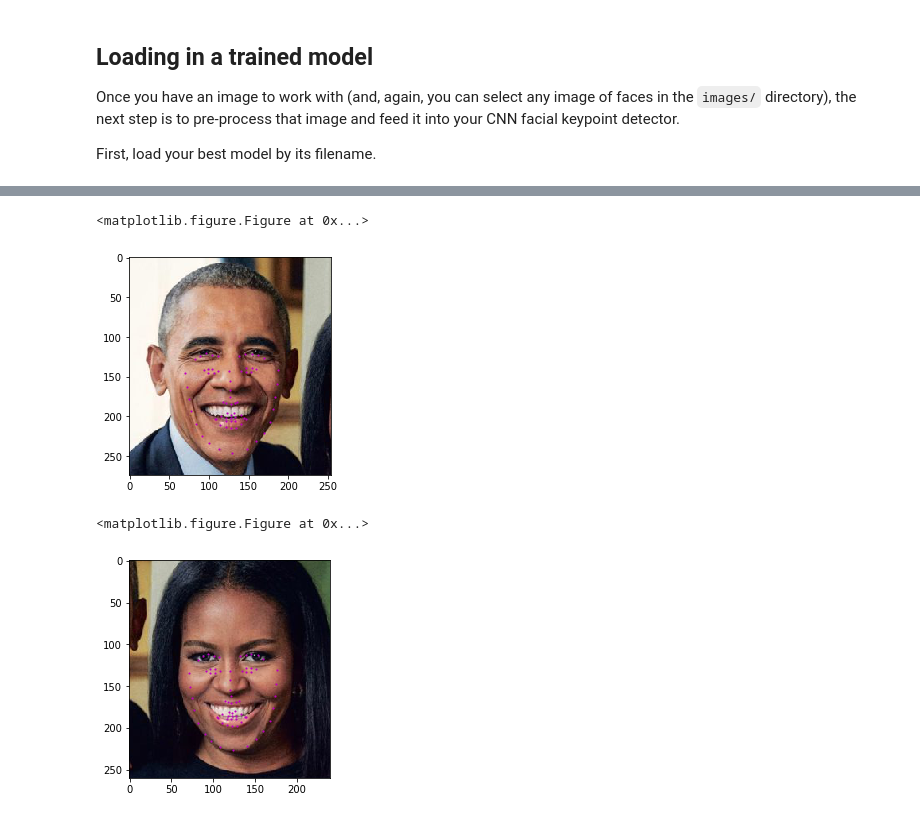
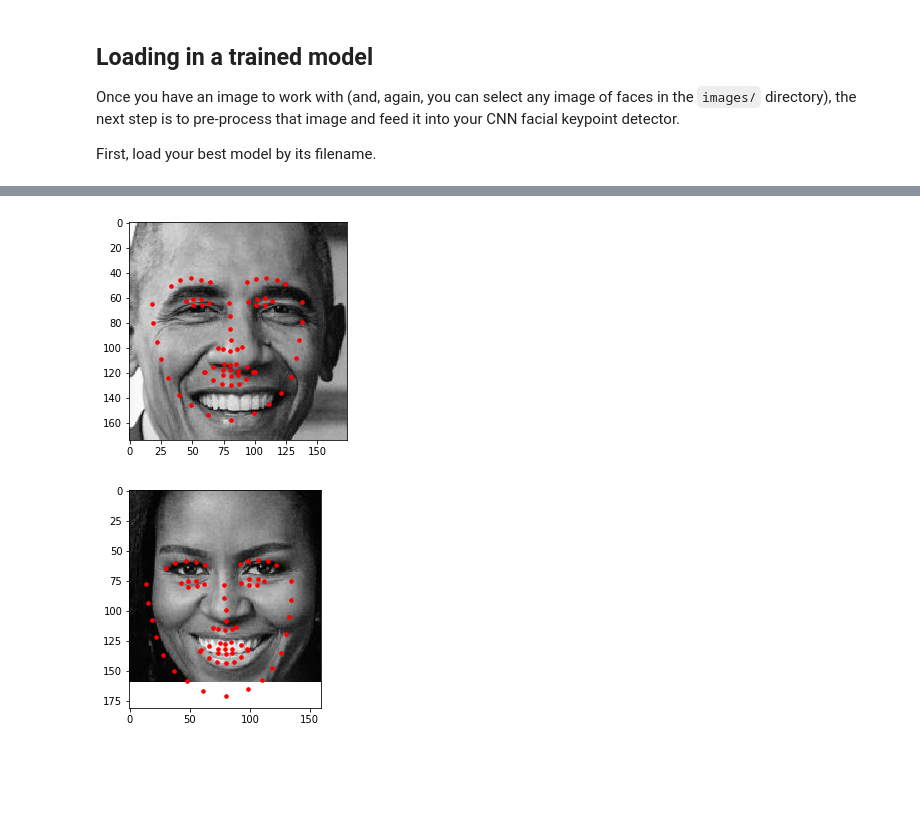
Before and after one commit to abhaysrivastav/P1_Facial_Keypoints, a Jupyter notebook: 3. Facial Keypoint Detection, Complete Pipeline.ipynb, the cells around one changed output, grey strips where cells are left out. Drawn from its saved outputs; the diff is of its cells as text; code cells hidden in the pictures; blank space fills up the shorter version.

```diff
--- a/3. Facial Keypoint Detection, Complete Pipeline.ipynb
+++ b/3. Facial Keypoint Detection, Complete Pipeline.ipynb
@@ -121,61 +131,75 @@ After each face has been appropriately converted into an input Tensor for your n
 
 <img src='images/michelle_detected.png' width=30% height=30%/>
 # %%
-def show_all_keypoints(image, predicted_key_pts):
-    """Show image with predicted keypoints"""
-    # image is grayscale
+def showpoints(image,keypoints):
+
     plt.figure()
+
+    keypoints = keypoints.data.numpy()
+    keypoints = keypoints * 60.0 + 68
+    keypoints = np.reshape(keypoints, (68, -1))
+
     plt.imshow(image, cmap='gray')
-    plt.scatter(predicted_key_pts[:, 0], predicted_key_pts[:, 1], s=5, marker='.', c='m')
+    plt.scatter(keypoints[:, 0], keypoints[:, 1], s=50, marker='.', c='r')
 # %%
+from torch.autograd import Variable
 image_copy = np.copy(image)
+
 
 # loop over the detected faces from your haar cascade
 for (x,y,w,h) in faces:
 
     # Select the region of interest that is the face in the image
-    roi = image_copy[y-50:y+h+50, x-40:x+w+40] # the numeric values are needed for scaling the output keypoints correctly.
-    width_roi = roi.shape[1] # needed later for scaling keypoints
-    height_roi = roi.shape[0] # needed later for scaling keypoints
-    roi_copy = np.copy(roi) # will be used as background to display final keypints.
+    roi = image_copy[y:y+h,x:x+w]
 
     ## TODO: Convert the face region from RGB to grayscale
+
+    #gray= cv2.cvtColor(roi , cv2.COLOR_BGR2RGB)plt.imshow(gray)gray =  cv2.cvtColor( roi, cv2.COLOR_RGB2GRAY)
     roi = cv2.cvtColor(roi, cv2.COLOR_RGB2GRAY)
+    #plt.imshow(roi,cmap = 'gray')
+    #plt.imshow(roi)
+    image = roi
 
     ## TODO: Normalize the grayscale image so that its color range falls in [0,1] instead of [0,255]
     roi = roi/255.0
 
     ## TODO: Rescale the detected face to be the expected square size for your CNN (224x224, suggested)
-    roi = cv2.resize(roi, (96, 96))  # resize the image to get a square 96*96 image.
-    roi = np.reshape(roi,(96, 96, 1)) # reshape after rescaling to add the third color dimension.
+    roi = cv2.resize(roi, (224,224))
+    #roi = roi.reshape(roi.shape[0], roi.shape[1], 1)
 
     ## TODO: Reshape the numpy image shape (H x W x C) into a torch image shape (C x H x W)
-    roi = roi.transpose(2, 0, 1)
+    #roi = roi.transpose((1, 2, 0))
+    #roi = torch.from_numpy(roi)
+    #roi = roi.unsqueeze(3)
+    roi = np.expand_dims(roi, 0)
+    roi = np.expand_dims(roi, 0)
+
+
+     # Converting numpy to torch variable
+#     roi_torch = roi_torch.type(torch.FloatTensor)
+#     keypoints = net(roi) # Forward pass
+
+#     keypoints = keypoints.data.numpy()
+#     keypoints = keypoints * 60.0 + 96 # Becuase of normalization, keypoints won't be placed if they won't reutrn to values before noramlization
+#     keypoints = np.reshape(keypoints, (68, -1))
+
+#     #plt.imshow(roi, cmap='gray')
+#     plt.scatter(keypoints[:, 0], keypoints[:, 1], s=40, marker='.', c='m')
 
     ## TODO: Make facial keypoint predictions using your loaded, trained network
-    roi = torch.from_numpy(roi).type(torch.FloatTensor) # convert images to FloatTensors (common source of error)
+    #net.visualize_output(roi, test_outputs, gt_pts=None, batch_size=10)
+    roi_torch = Variable(torch.from_numpy(roi))
 
-    # Runtime error : expected stride to be a single integer value or a list of 1 values to match the convolution dimensions,
-    # but got stride=[1, 1]. This error will occur if the following line is omitted. Hence we need to apply unsqueeze operation.
-    roi = roi.unsqueeze(0)
+    roi_torch = roi_torch.type(torch.FloatTensor)
+    keypoints = net(roi_torch)
 
-    # Pass the transformed input images to the network for detecting keypoints.
-    keypoints = net(roi)
-    keypoints = keypoints.view(68, 2)
 
-    # Undo the transformations performed on the facial keypoints
-    keypoints = keypoints.data.numpy()
-    keypoints = keypoints*50.0 + 100
+    # plot ground truth points as green pts
+#     if gt_pts is not None:
+#         plt.scatter(gt_pts[:, 0], gt_pts[:, 1], s=20, marker='.', c='g')
 
     ## TODO: Display each detected face and the corresponding keypoints
-    keypoints = keypoints * (width_roi / 96, height_roi / 90) # scale the keypoints to match the size of the output display.
-    plt.figure()
-
-    # Using helper function for display as defined previously.
-    show_all_keypoints(roi_copy, keypoints)
-    plt.show()
+    showpoints(image,keypoints)
 # %% [output]
-<matplotlib.figure.Figure at 0x...>
-[figure, old version]
+[figure, new version]
-<matplotlib.figure.Figure at 0x...>
-[figure, old version]
+[figure, new version]
```
Also changed, not shown: parts of 1 cell of this notebook, 3 other files.
